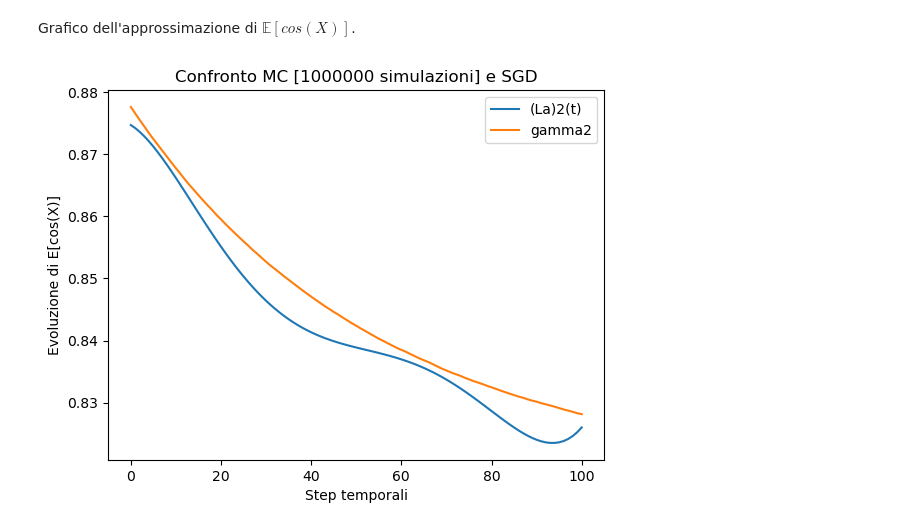
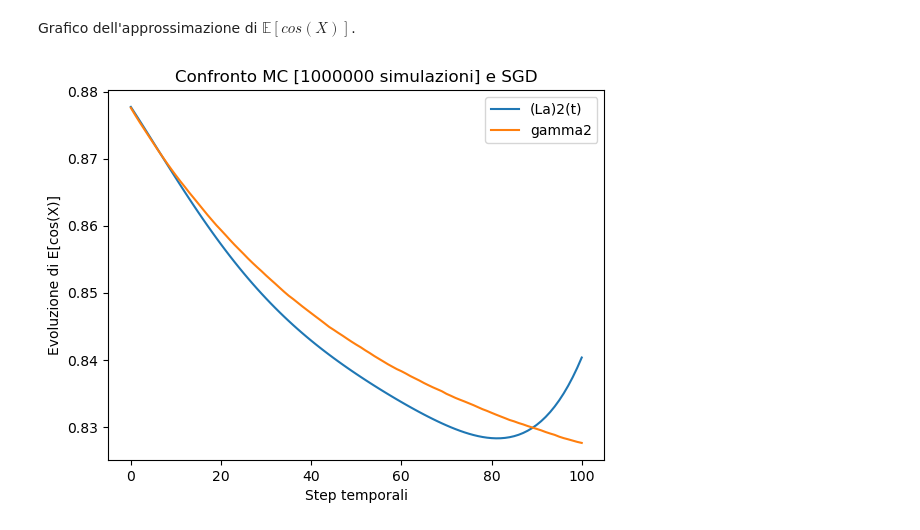
Before and after one commit to amatoandre/TESI, a Jupyter notebook: test_SGD.ipynb, the cells around one changed output. Cells and saved outputs as stored; diff of their text form; code cells hidden in the pictures.

```diff
--- a/test_SGD.ipynb
+++ b/test_SGD.ipynb
@@ -239,7 +239,7 @@ if __name__ == "__main__":
     r0 = [0.5, 1, 5, 10]
     rho = [0.6, 0.7, 0.8, 0.9]
     eps = 0.01
-    M = 10 # 1, 10, 100, 1000, 10000
+    M = 100 # 1, 10, 100, 1000, 10000
     tipo = 'lagrange'
 
 
@@ -325,12 +325,12 @@ Grafico dell'approssimazione di $\mathbb{E}[cos(X)]$.
 # %%
 fig = plt.figure()
 plt.title("Confronto MC [" + str(M1) + " simulazioni] e SGD")
 plt.xlabel("Step temporali")
 plt.ylabel("Evoluzione di E[cos(X)]")
 # plt.ylim(0.4, 0.9) # se non c'è il grafico è molto zoomato
-plt.plot(np.dot(A2[12], g), label='(La)2(t)')
+plt.plot(np.dot(A2[11], g), label='(La)2(t)')
 plt.plot(gamma2, label='gamma2')
 plt.legend()
 plt.show()
 # %% [output]
-[figure, old version]
+[figure, new version]
```
Also changed, not shown: parts of 2 cells of this notebook.
